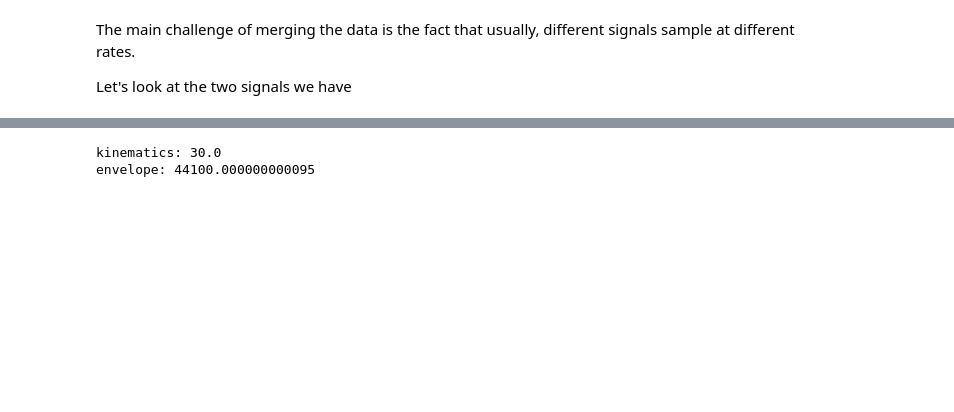
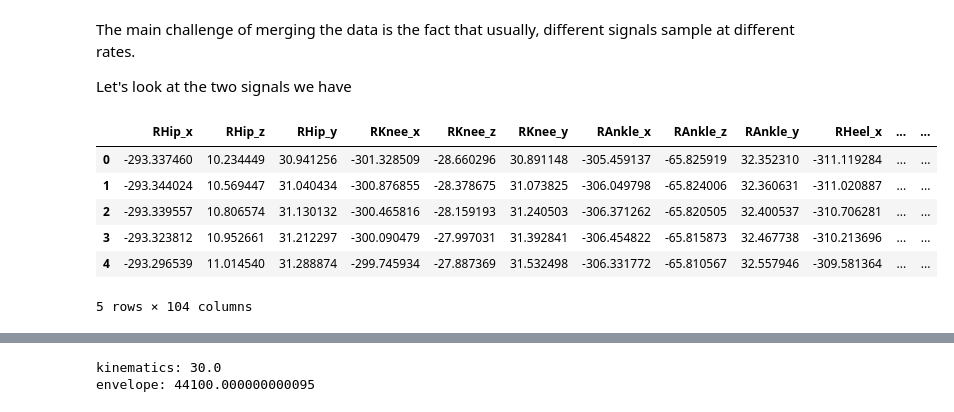
Before and after one commit to macedomarianoel/envisionBOX_SummerschoolAmsterdam2025-1, a Jupyter notebook: Day4_MultimodalMerging/1_Data_merging.ipynb, the cells around one changed output, grey strips where cells are left out. Cells and saved outputs as stored; diff of their text form; code cells hidden in the pictures; blank space fills up the shorter version.

```diff
--- a/Day4_MultimodalMerging/1_Data_merging.ipynb
+++ b/Day4_MultimodalMerging/1_Data_merging.ipynb
@@ -33,0 +42,10 @@ Let's look at the two signals we have
+# %%
+mt.head()
+# %% [output]
+|  | RHip_x | RHip_z | RHip_y | RKnee_x | RKnee_z | RKnee_y | RAnkle_x | RAnkle_z | RAnkle_y | RHeel_x | ... | ... |
+| 0 | -293.337460 | 10.234449 | 30.941256 | -301.328509 | -28.660296 | 30.891148 | -305.459137 | -65.825919 | 32.352310 | -311.119284 | ... | ... |
+| 1 | -293.344024 | 10.569447 | 31.040434 | -300.876855 | -28.378675 | 31.073825 | -306.049798 | -65.824006 | 32.360631 | -311.020887 | ... | ... |
+| 2 | -293.339557 | 10.806574 | 31.130132 | -300.465816 | -28.159193 | 31.240503 | -306.371262 | -65.820505 | 32.400537 | -310.706281 | ... | ... |
+| 3 | -293.323812 | 10.952661 | 31.212297 | -300.090479 | -27.997031 | 31.392841 | -306.454822 | -65.815873 | 32.467738 | -310.213696 | ... | ... |
+| 4 | -293.296539 | 11.014540 | 31.288874 | -299.745934 | -27.887369 | 31.532498 | -306.331772 | -65.810567 | 32.557946 | -309.581364 | ... | ... |
+5 rows × 104 columns
```
Also changed, not shown: parts of 8 cells of this notebook, 1 other file.
